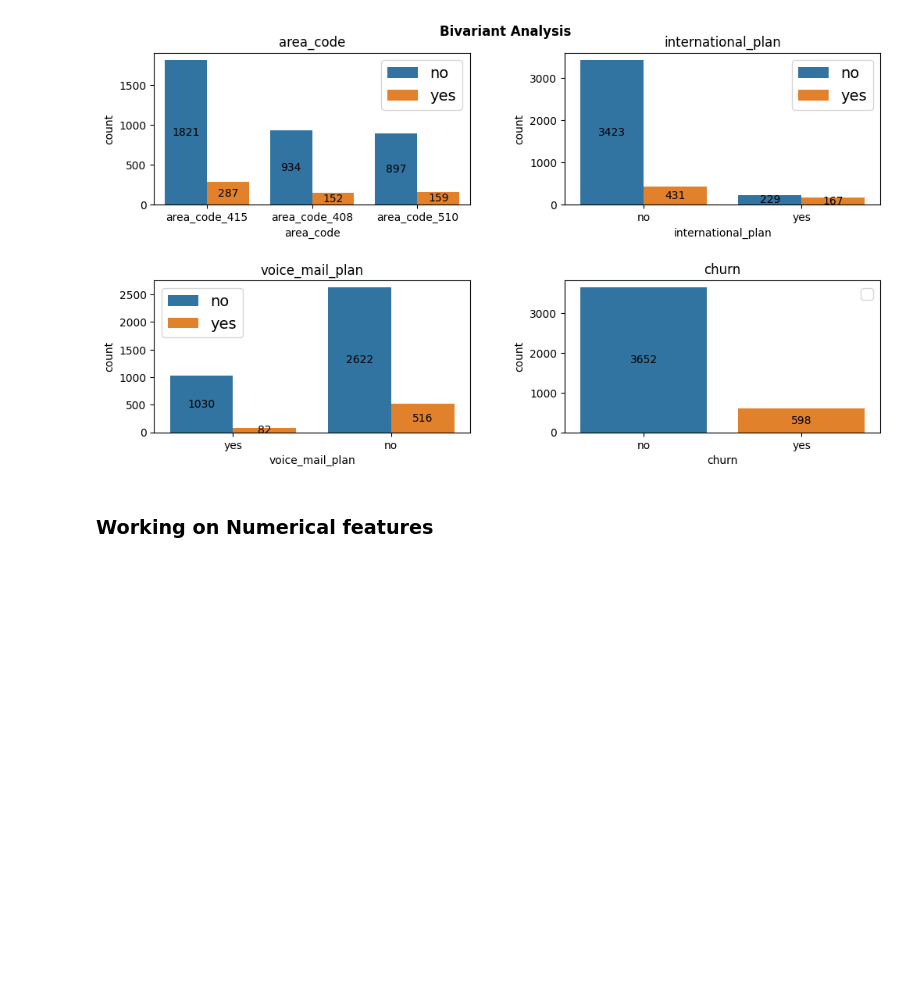
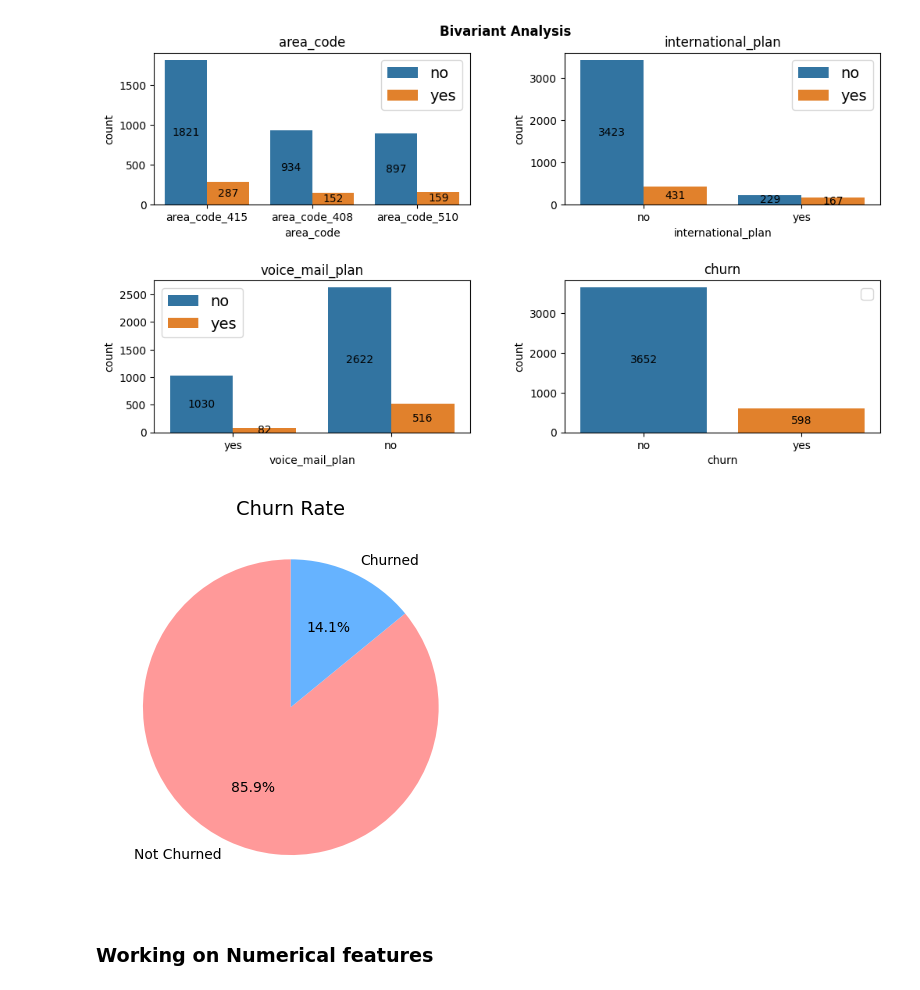
Before and after one commit to Gifted-Dev/customerChurn_prediction, a Jupyter notebook: notebooks/EDA.ipynb, the cells around one changed output. Cells and saved outputs as stored; diff of their text form; code cells hidden in the pictures; blank space fills up the shorter version.

```diff
--- a/notebooks/EDA.ipynb
+++ b/notebooks/EDA.ipynb
@@ -243,6 +243,15 @@ for i, col in enumerate(cat_columns[1:]):
     a.legend(fontsize=14)
 # %% [output]
 [figure]
+# %%
+# pic chart for the churn column
+churn_rate = df['churn'].value_counts()
+churn_rate.plot.pie(autopct='%1.1f%%', startangle=90, colors=['#ff9999','#66b3ff'], labels=['Not Churned', 'Churned'])
+plt.title('Churn Rate', fontsize=14)
+plt.ylabel('')
+plt.show()
+# %% [output]
+[figure, added]
 # %% [markdown]
 ### Working on Numerical features
 # %%
```
Also changed, not shown: parts of 15 cells of this notebook.
